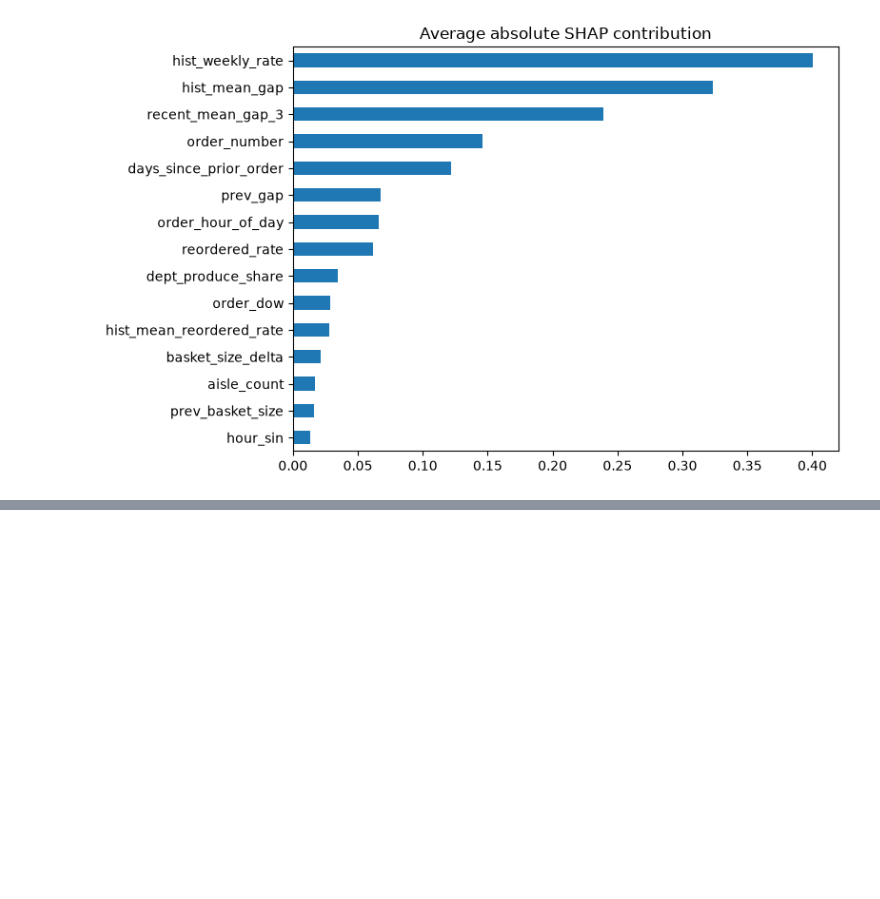
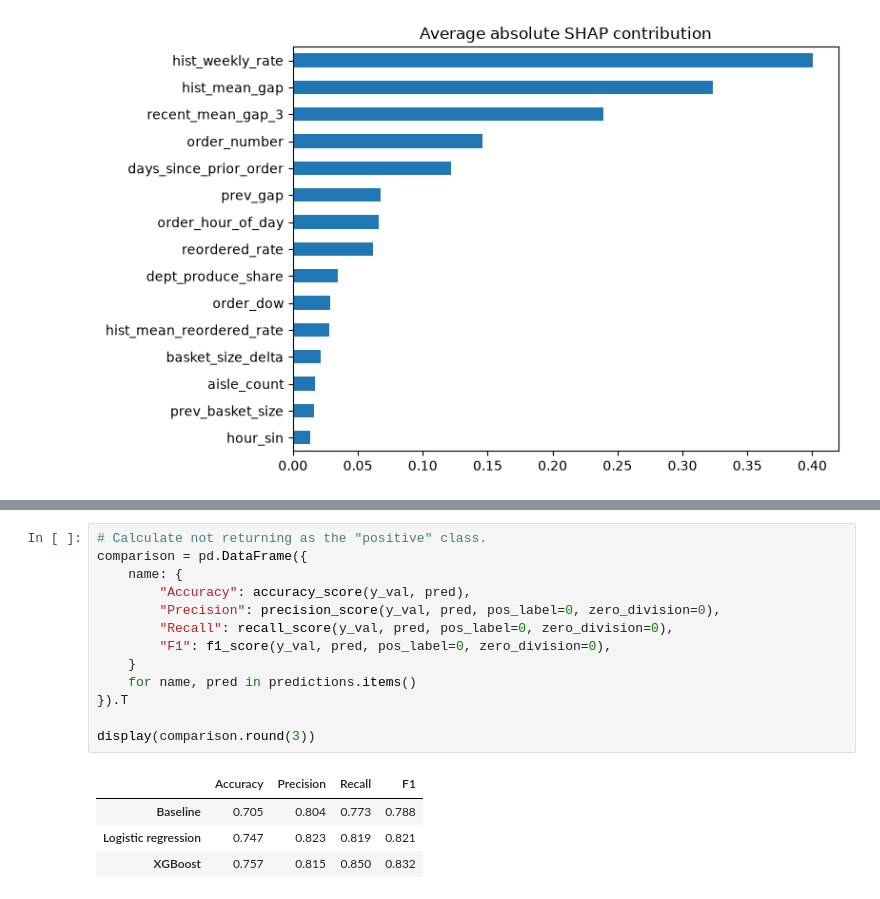
Before and after one commit to blottb7/instacart, a Jupyter notebook: notebooks/02_full_data/ben_full_data_modeling_2.ipynb, the cells around one changed output, grey strips where cells are left out. Drawn from its saved outputs; the diff is of its cells as text; blank space fills up the shorter version.

```diff
--- a/notebooks/02_full_data/ben_full_data_modeling_2.ipynb
+++ b/notebooks/02_full_data/ben_full_data_modeling_2.ipynb
@@ -592,0 +631,18 @@ plt.show()
+# %%
+# Calculate not returning as the "positive" class.
+comparison = pd.DataFrame({
+    name: {
+        "Accuracy": accuracy_score(y_val, pred),
+        "Precision": precision_score(y_val, pred, pos_label=0, zero_division=0),
+        "Recall": recall_score(y_val, pred, pos_label=0, zero_division=0),
+        "F1": f1_score(y_val, pred, pos_label=0, zero_division=0),
+    }
+    for name, pred in predictions.items()
+}).T
+
+display(comparison.round(3))
+# %% [output]
+|  | Accuracy | Precision | Recall | F1 |
+| Baseline | 0.705 | 0.804 | 0.773 | 0.788 |
+| Logistic regression | 0.747 | 0.823 | 0.819 | 0.821 |
+| XGBoost | 0.757 | 0.815 | 0.850 | 0.832 |
```
Also changed, not shown: parts of 11 cells of this notebook, 1 other file.
